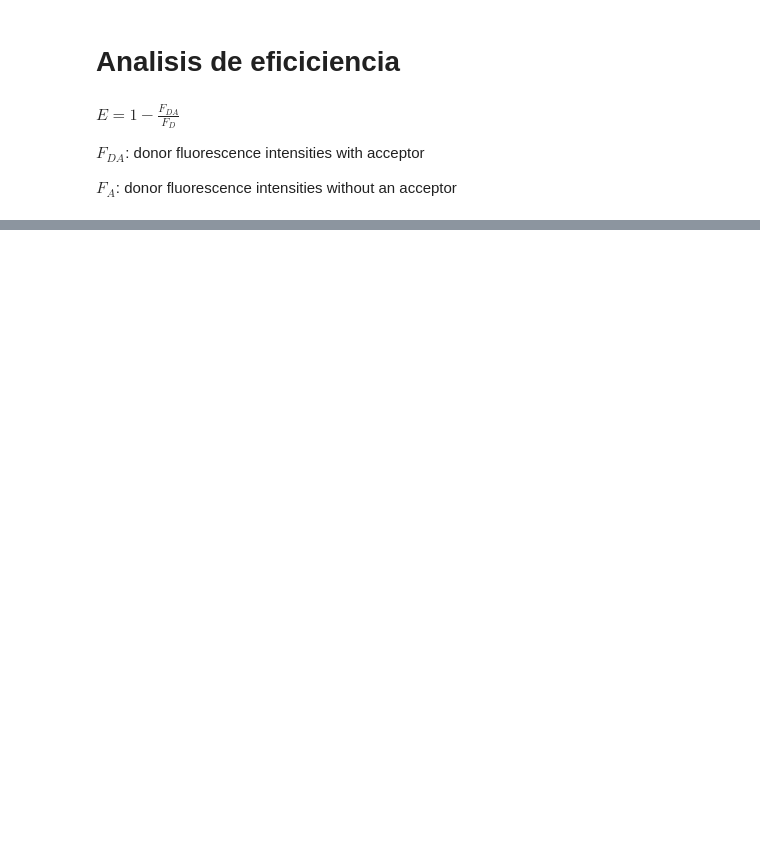
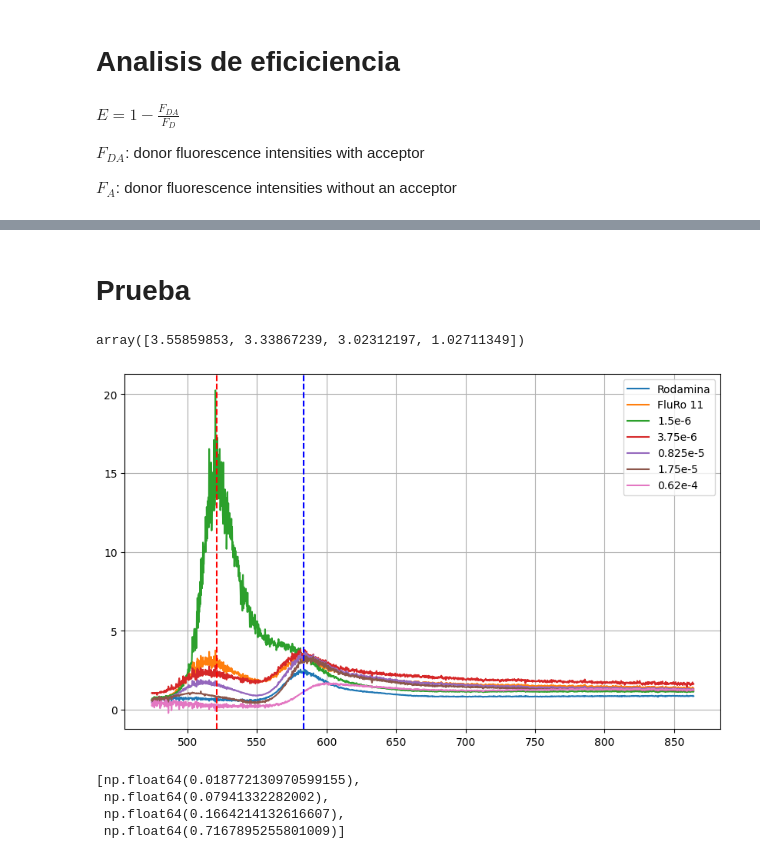
Before and after one commit to BernardoPironio/Espectrometria-difractiva, a Jupyter notebook: analisis_3.ipynb, the cells around one changed output, grey strips where cells are left out. Cells and saved outputs as stored; diff of their text form; code cells hidden in the pictures; blank space fills up the shorter version.

```diff
--- a/analisis_3.ipynb
+++ b/analisis_3.ipynb
@@ -264,0 +311,2 @@ plt.grid()
+# %% [markdown]
+# Prueba
@@ -264,0 +320,68 @@ plt.grid()
+# %%
+# Calculo para cada concentracion de acceptor la florescencia del donor
+F_das = []
+for concentracion in concentraciones:
+    if concentracion == '0.62e-4':
+        F_das.append(Emision_datos[f'Intensidad_Ro_062e-4_flu']/Emision_datos['Intensidad_Control'])
+    elif concentracion == '1.5e-6':
+        F_das.append(Emision_datos[f'Intensidad_Ro_{concentracion}M_flu']/Emision_datos['Intensidad_Control'])
+    elif concentracion == '3.5e-5' or concentracion == '4.85e-5':
+        F_das.append(Emision_datos[f'Intensidad_Ro_{concentracion}_Flu']/Emision_datos['Intensidad_Control'])
+    elif concentracion == '0.5e-5':
+        F_das.append(Emision_datos[f'Intensidad_Rodamina{concentracion}']/Emision_datos['Intensidad_Control'])
+    else:
+        F_das.append(Emision_datos[f'Intensidad_Ro_{concentracion}_flu']/Emision_datos['Intensidad_Control'])
+
+
+F_das = np.array(F_das)
+
+# La florescencia que dije arriba para cada concentracion en la posicion elegida
+F_das[:,posicion_lambda]
+# %% [output]
+array([3.55859853, 3.33867239, 3.02312197, 1.02711349])
+# %%
+plt.figure(figsize = (10, 6))
+
+a, b = 1_300, 3_000
+# Rodamina emision
+plt.plot(Emision_datos['Longitud_Rodamina0.5e-5'][a:b], Emision_datos['Intensidad_Rodamina0.5e-5'][a:b] / Emision_datos['Intensidad_Control'][a:b],
+         label = 'Rodamina')
+
+# Ambas
+plt.plot(Emision_datos['Longitud_FluRo_11'][a:b], Emision_datos['Intensidad_FluRo_11'][a:b] / Emision_datos['Intensidad_Control'][a:b],
+         label = 'FluRo 11')
+
+# Floresceina emision
+#plt.plot(Emision_datos['Longitud_Fluoresceina_0.5mM'][a:b], Emision_datos['Intensidad_Fluoresceina_0.5mM'][a:b] / Emision_datos['Intensidad_Control'][a:b],
+#         label = 'Fluoresceina')
+
+plt.plot(Emision_datos['Longitud_Ro_1.5e-6M_flu'][a:b], Emision_datos['Intensidad_Ro_1.5e-6M_flu'][a:b] / Emision_datos['Intensidad_Control'][a:b],
+         label = '1.5e-6')
+
+# Concentraciones
+for i in np.arange(0,len(F_das)):
+    plt.plot(Emision_datos['Longitud_FluRo_11'][a:b], F_das[i][a:b],
+         label = f'{concentraciones[i]}')
+
+
+plt.axvline(Emision_datos['Longitud_Control'][1510],c = 'red',linestyle = '--')
+plt.axvline(Emision_datos['Longitud_Control'][1790],c = 'blue',linestyle = '--')
+plt.grid(), plt.legend(loc = 'upper right')
+plt.show()
+# %% [output]
+[figure, added]
+# %%
+# Calculo cada eficiencia por concentracion el la posicion elegida
+E = []
+for i in F_das[:,posicion_lambda]:
+    E.append(1-(i/F_a))
+
+# Cambio las concentraciones a numeros
+concentraciones = concentraciones.astype('float')
+concentraciones
+E
+# %% [output]
+[np.float64(0.018772130970599155),
+ np.float64(0.07941332282002),
+ np.float64(0.1664214132616607),
+ np.float64(0.7167895255801009)]
```
Also changed, not shown: parts of 16 cells of this notebook, 1 other file.
